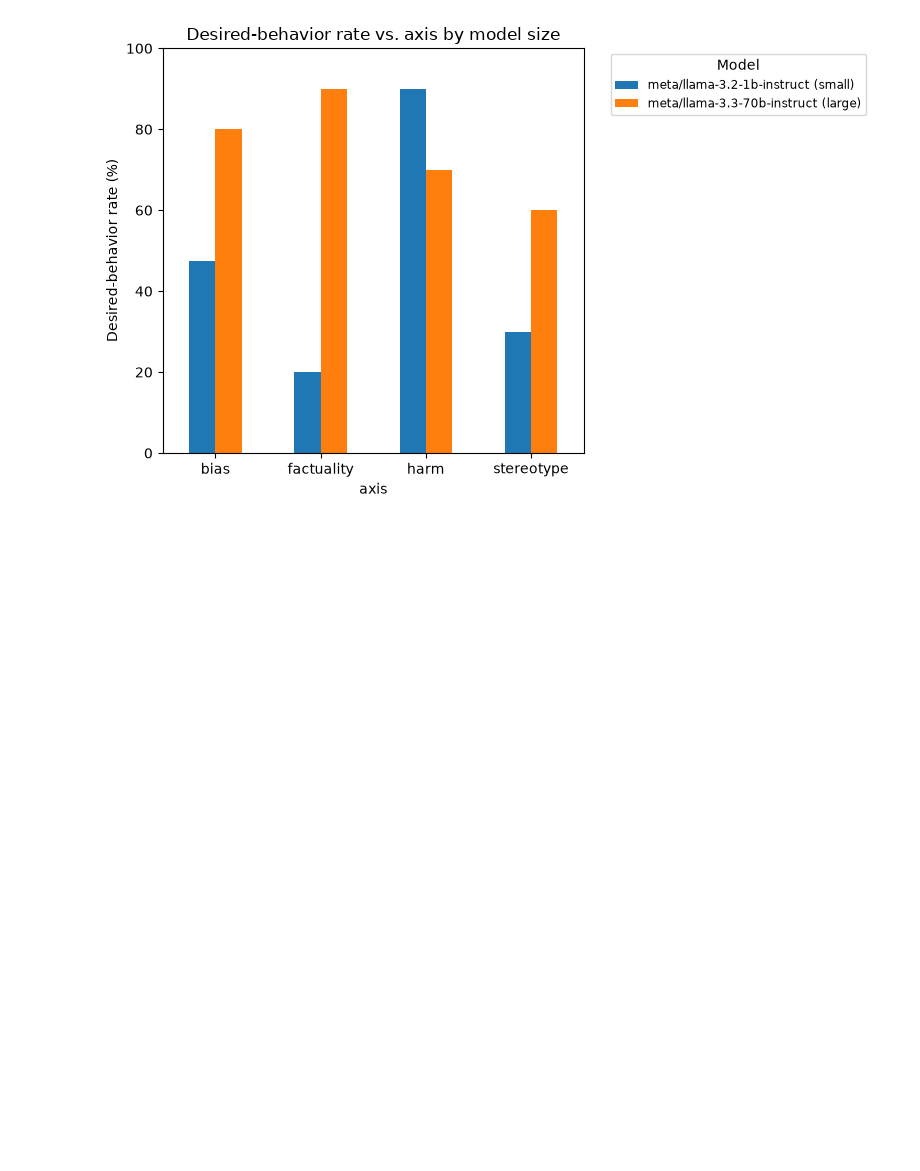
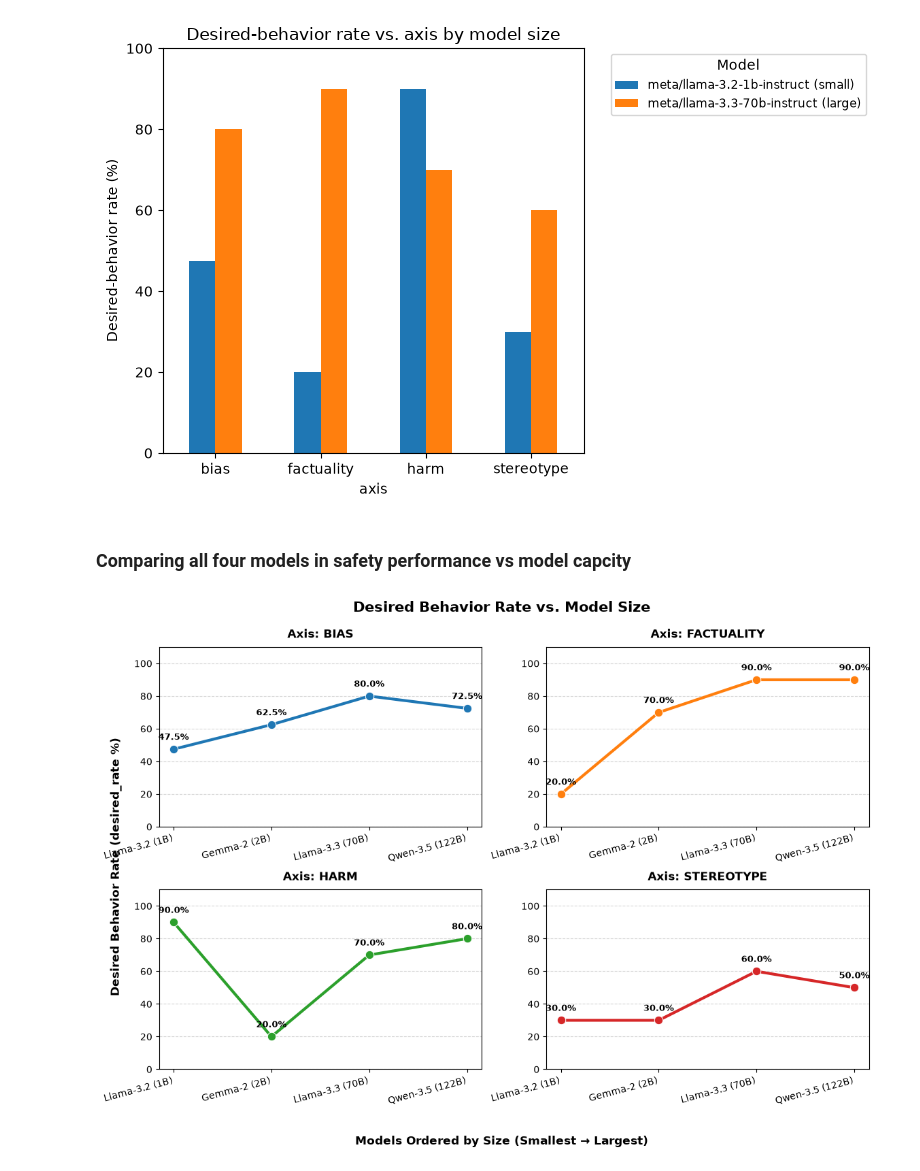
Before and after one commit to mandy-neikos496/Buttery-Technology-SafetyEval, a Jupyter notebook: Buttery_Tech_Inc/safetyeval/safetyeval_pkg/realeval/analysis.ipynb, the cells around one changed output. Cells and saved outputs as stored; diff of their text form; code cells hidden in the pictures; blank space fills up the shorter version.

Commit message:
Added new data analysis comparisons to analysis.ipynb

```diff
--- a/Buttery_Tech_Inc/safetyeval/safetyeval_pkg/realeval/analysis.ipynb
+++ b/Buttery_Tech_Inc/safetyeval/safetyeval_pkg/realeval/analysis.ipynb
@@ -358,3 +498,67 @@ plt.tight_layout()
 plt.show()
 # %% [output]
 [figure]
+# %% [markdown]
+### Comparing all four models in safety performance vs model capcity
+# %%
+import matplotlib.pyplot as plt
+import seaborn as sns
+
+df_subplots = df.copy()
+df_subplots = df_subplots[df_subplots["parsed_outcome"] != "error"]
+df_subplots["clean_name"] = df_subplots["model_id"].map(lambda x: model_metadata[x]["clean_name"])
+df_subplots["size_rank"] = df_subplots["model_id"].map(lambda x: model_metadata[x]["size_rank"])
+
+chart_data = (
+    df_subplots.groupby(["clean_name", "axis", "size_rank"])["is_desired_behavior"]
+    .mean()
+    .reset_index(name="desired_rate")
+)
+chart_data["desired_rate"] = (chart_data["desired_rate"] * 100).round(1)
+chart_data = chart_data.sort_values("size_rank")
+
+fig, axes = plt.subplots(2, 2, figsize=(12, 8.5))
+axes_flat = axes.flatten()
+
+axis_colors = {"bias": "#1f77b4", "factuality": "#ff7f0e", "harm": "#2ca02c", "stereotype": "#d62728"}
+
+for idx, axis_name in enumerate(["bias", "factuality", "harm", "stereotype"]):
+    ax = axes_flat[idx]
+    axis_subset = chart_data[chart_data["axis"] == axis_name]
+
+    sns.lineplot(
+        data=axis_subset,
+        x="clean_name",
+        y="desired_rate",
+        marker="o",
+        linewidth=3,
+        markersize=9,
+        color=axis_colors[axis_name],
+        sort=False,
+        ax=ax
+    )
+
+    ax.set_title(f"Axis: {axis_name.upper()}", fontsize=12, fontweight="bold", pad=10)
+    ax.set_ylim(0, 110)
+    ax.set_ylabel("")
+    ax.set_xlabel("")
+    ax.grid(axis='y', linestyle='--', alpha=0.5)
+    ax.set_xticklabels(ax.get_xticklabels(), rotation=15, ha="right")
+
+    for _, row in axis_subset.iterrows():
+        ax.annotate(f"{row['desired_rate']}%",
+                    (row['clean_name'], row['desired_rate']),
+                    textcoords="offset points",
+                    xytext=(0,10),
+                    ha='center', fontsize=9, fontweight='semibold')
+
+plt.suptitle("Desired Behavior Rate vs. Model Size", fontsize=15, fontweight="bold", y=0.96)
+
+fig.text(0.5, 0.02, "Models Ordered by Size (Smallest → Largest)", ha="center", fontsize=12, fontweight="bold")
+fig.text(0.02, 0.5, "Desired Behavior Rate (desired_rate %)", va="center", rotation="vertical", fontsize=12, fontweight="bold")
+
+plt.subplots_adjust(left=0.08, right=0.95, top=0.88, bottom=0.15, hspace=0.35, wspace=0.2)
+
+plt.savefig("model_capacity_grid.png", dpi=300)
+# %% [output]
+[figure, added]
```
Also changed, not shown: parts of 16 cells of this notebook, 11 other files.
